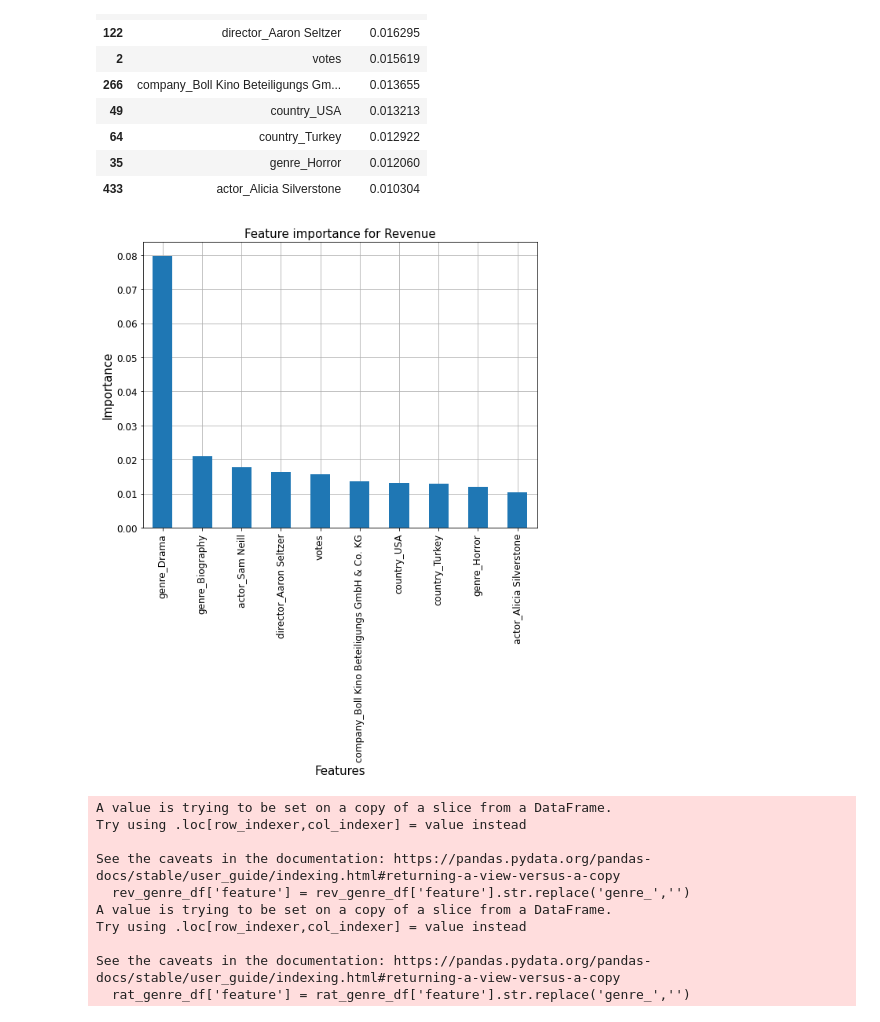
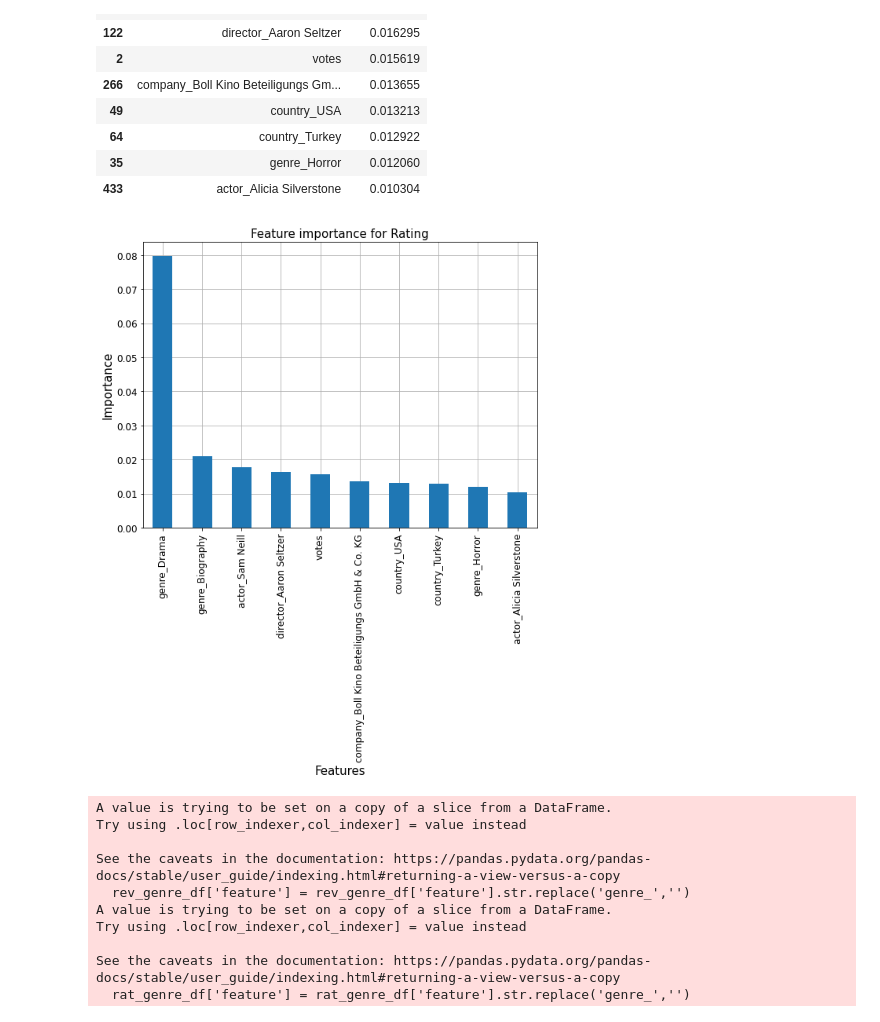
Before and after one commit to qizhengyaoyao/Final-project, a Jupyter notebook: analysis/analysis_xgb.ipynb, the cells around one changed output. Cells and saved outputs as stored; diff of their text form; code cells hidden in the pictures.

```diff
--- a/analysis/analysis_xgb.ipynb
+++ b/analysis/analysis_xgb.ipynb
@@ -140,13 +152,14 @@ rat_topfeature_df
 # %%
 rat_topfeature_df.plot.bar(x='feature', y='importance', fontsize=12,grid=True, zorder=2, figsize=(8,10), rot=90)
 plt.xlabel("Features", fontsize=15)
 plt.ylabel("Importance", fontsize=15)
-plt.title("Feature importance for Revenue", fontsize=15)
+plt.title("Feature importance for Rating", fontsize=15)
 plt.legend().remove()
 plt.tight_layout()
 plt.savefig('output/rating_feature_importance_xgb.svg', facecolor='white')
+plt.savefig('output/rating_feature_importance_xgb.jpg', facecolor='white')
 # %% [output]
-[figure, old version]
+[figure, new version]
 # %%
 rev_genre_df=rev_feature_df[rev_feature_df["feature"].str.startswith("genre_")]
 rev_genre_df['feature'] = rev_genre_df['feature'].str.replace('genre_','')
```
Also changed, not shown: parts of 5 cells of this notebook, 18 other files.
